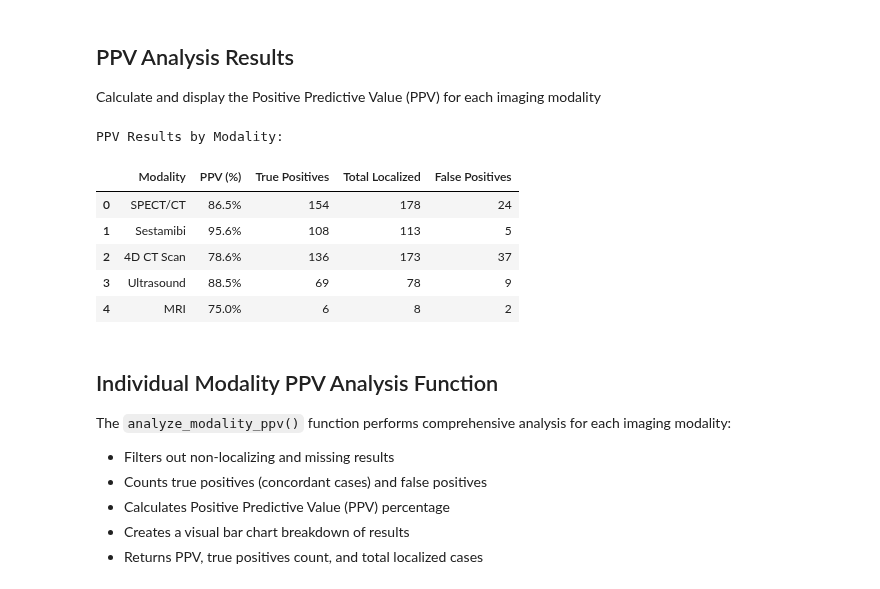
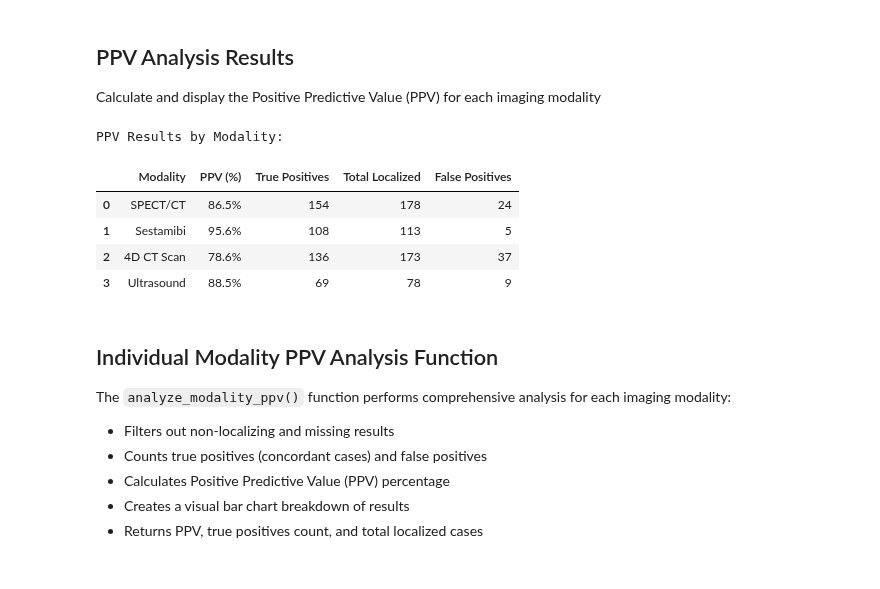
Before and after one commit to Jonah-Schwartz521/parathyroid-imaging-evaluation, a Jupyter notebook: PPV.ipynb, the cells around one changed output. Saved outputs shown, nothing was run; the diff lists cells and outputs as text; code cells hidden in the pictures.

```diff
--- a/PPV.ipynb
+++ b/PPV.ipynb
@@ -40,7 +40,7 @@ import matplotlib.pyplot as plt
 Reading Data
 # %%
 # Read the data
-data = pd.read_excel("Data/3_final_imaging_data.xlsx")
+data = pd.read_excel("Data/final_clean_imaging_data.xlsx")
 # %%
 print("Column names:")
 print(data.columns.tolist())
@@ -94,33 +94,32 @@ def calculate_ppv(df, modality_name):
 Calculate and display the Positive Predictive Value (PPV) for each imaging modality
 # %%
 # List of modalities to analyze
-modalities = ['SPECT/CT', 'Sestamibi', '4D CT Scan', 'Ultrasound', 'MRI']
+modalities = ['SPECT/CT', 'Sestamibi', '4D CT Scan', 'Ultrasound']
 
 # Create results table
 results = []
 for modality in modalities:
     ppv, true_pos, total = calculate_ppv(data, modality)
     if ppv is not None:
         results.append({
             'Modality': modality,
             'PPV (%)': f"{ppv*100:.1f}%",
             'True Positives': true_pos,
             'Total Localized': total,
             'False Positives': total - true_pos
         })
 
 # Convert to DataFrame and display
 results_df = pd.DataFrame(results)
 print("\nPPV Results by Modality:")
 results_df
 # %% [output]
 PPV Results by Modality:
 |  | Modality | PPV (%) | True Positives | Total Localized | False Positives |
 | 0 | SPECT/CT | 86.5% | 154 | 178 | 24 |
 | 1 | Sestamibi | 95.6% | 108 | 113 | 5 |
 | 2 | 4D CT Scan | 78.6% | 136 | 173 | 37 |
 | 3 | Ultrasound | 88.5% | 69 | 78 | 9 |
-| 4 | MRI | 75.0% | 6 | 8 | 2 |
 # %% [markdown]
 ## Individual Modality PPV Analysis Function
 
```
Also changed, not shown: parts of 1 cell of this notebook, 2 other files.
